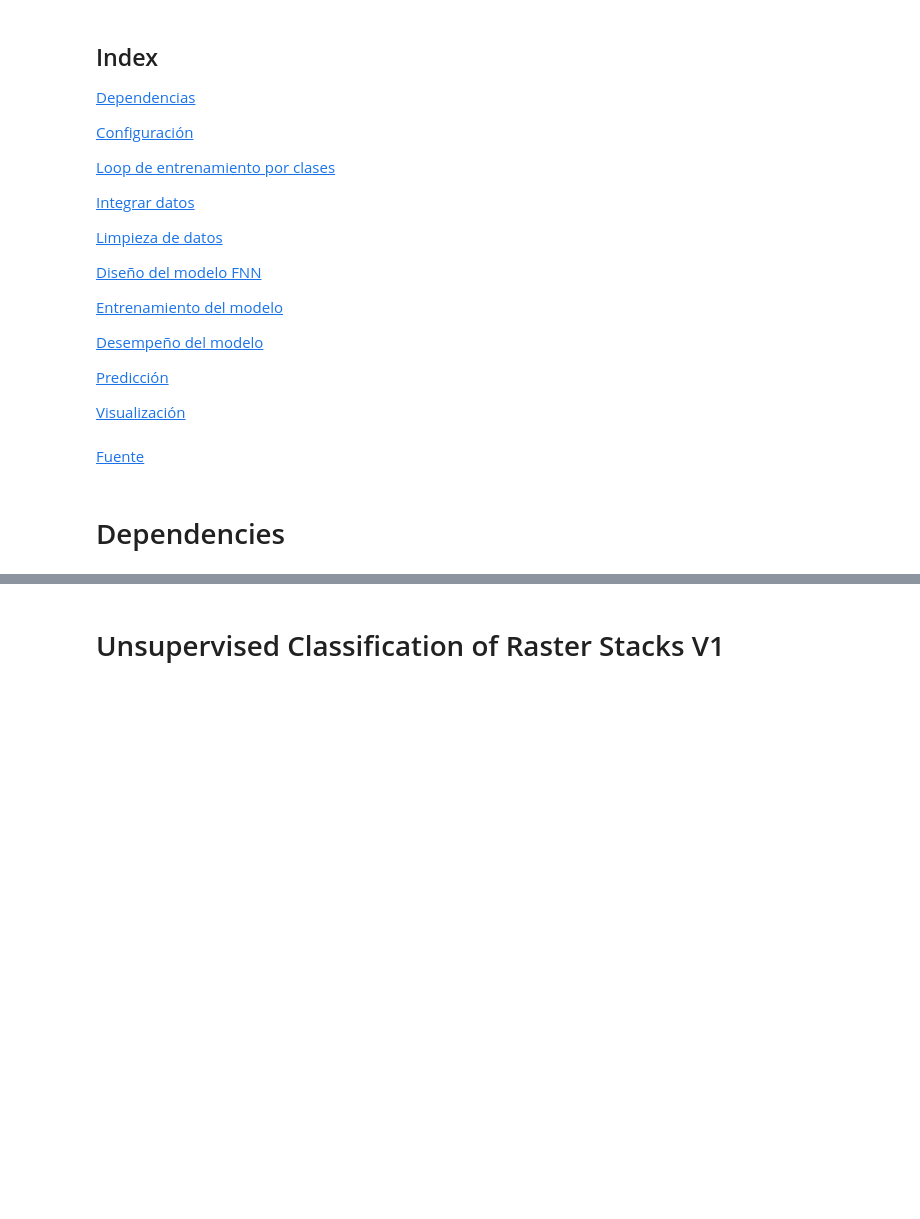
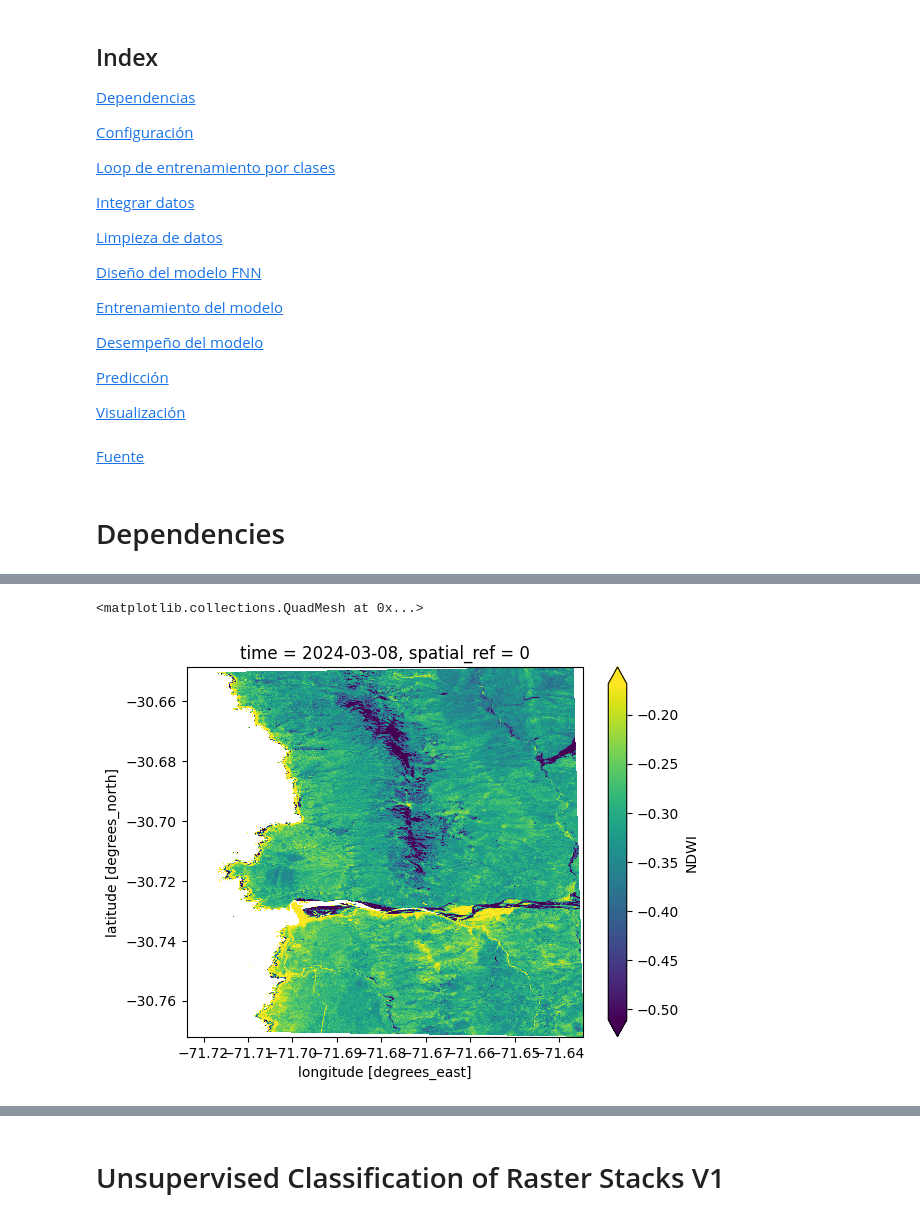
Before and after one commit to docampo16/FrayJorge, a Jupyter notebook: NonSupervisedClustering.ipynb, the cells around one changed output, grey strips where cells are left out. Drawn from its saved outputs; the diff is of its cells as text; code cells hidden in the pictures; blank space fills up the shorter version.

```diff
--- a/NonSupervisedClustering.ipynb
+++ b/NonSupervisedClustering.ipynb
@@ -148,0 +189,8 @@ def compute_indices(data):
+# %%
+
+#ds['NDWI_mask'] = ds['NDWI'] > 0.1
+ds_masked = ds.where(ds['NDWI'] < 0.1)
+ds_masked.NDWI.plot(robust=True)
+# %% [output]
+<matplotlib.collections.QuadMesh at 0x...>
+[figure, added]
```
Also changed, not shown: parts of 123 cells of this notebook.
